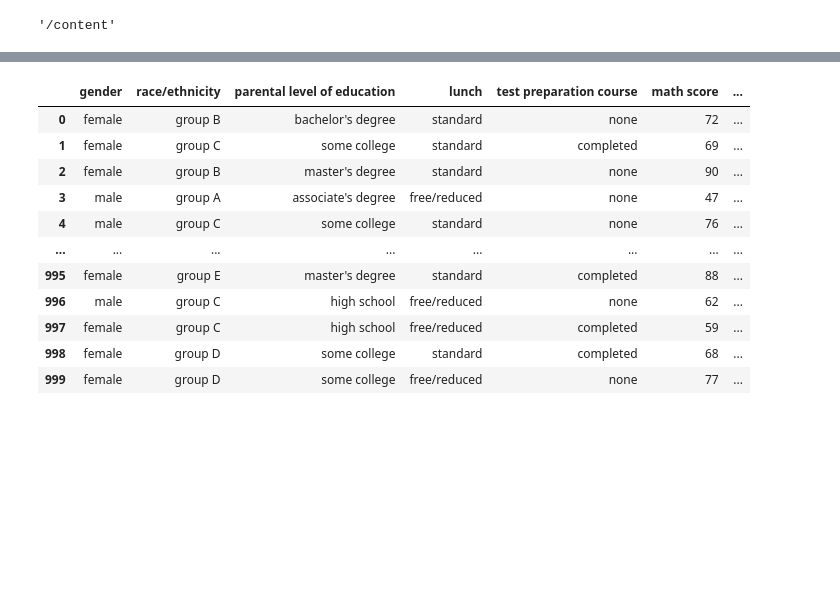
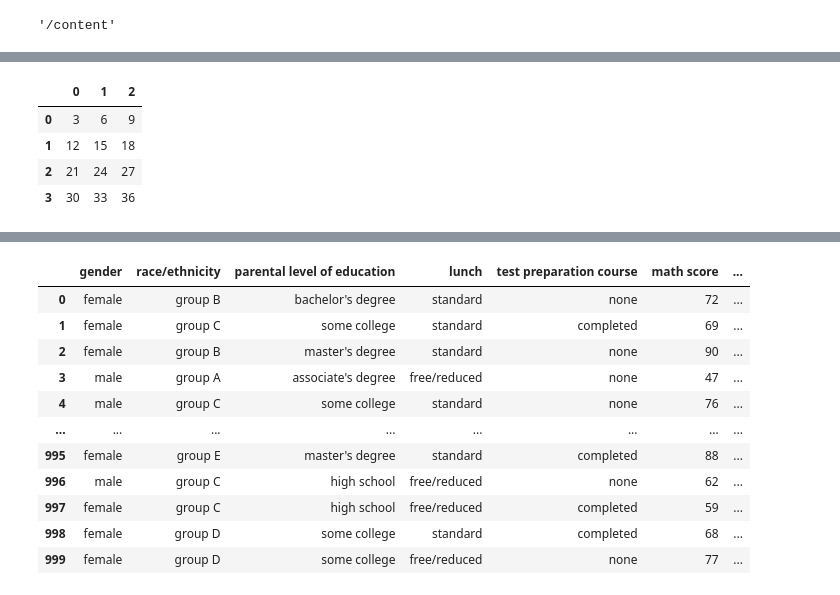
Before and after one commit to nomo82/python, a Jupyter notebook: Python_2.ipynb, the cells around one changed output, grey strips where cells are left out. Saved outputs shown, nothing was run; the diff lists cells and outputs as text; code cells hidden in the pictures; blank space fills up the shorter version.

```diff
--- a/Python_2.ipynb
+++ b/Python_2.ipynb
@@ -127,0 +48,9 @@ estudiantes=pd.read_csv('/content/drive/MyDrive/StudentsPerformance (1) (1).csv'
+# %%
+dataframe_3= np.array([[3,6,9],[12,15,18],[21,24,27],[30,33,36]])
+pd.DataFrame(dataframe_3)
+# %% [output]
+|  | 0 | 1 | 2 |
+| 0 | 3 | 6 | 9 |
+| 1 | 12 | 15 | 18 |
+| 2 | 21 | 24 | 27 |
+| 3 | 30 | 33 | 36 |
```
Also changed, not shown: parts of 102 cells of this notebook.
